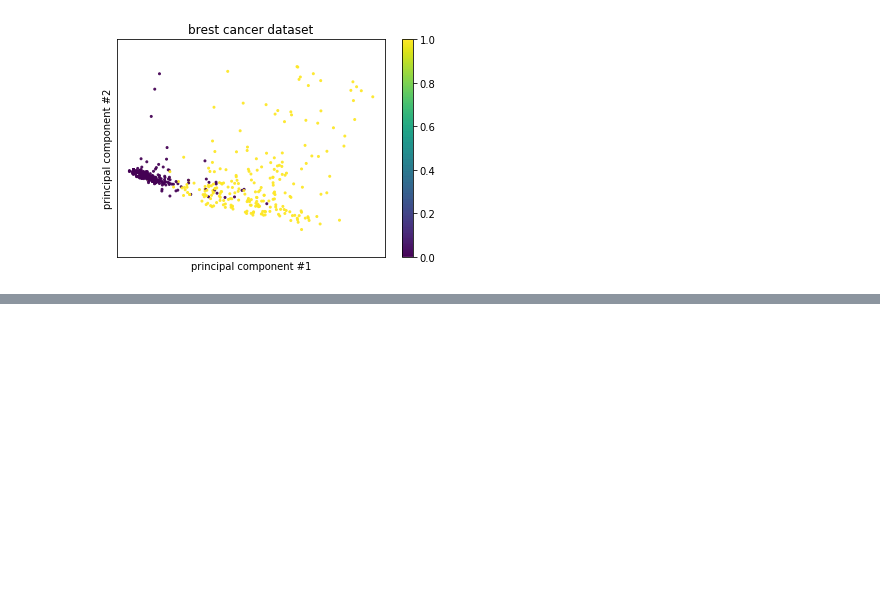
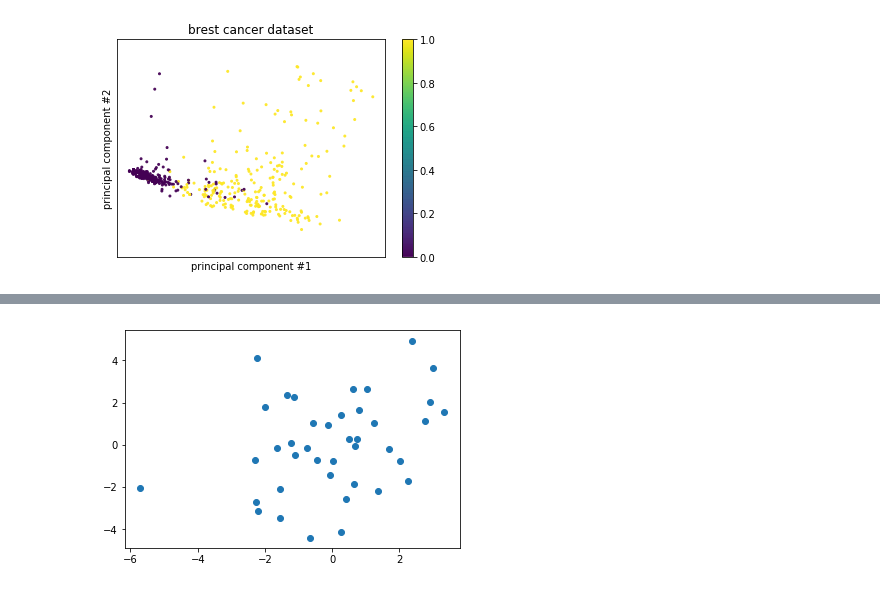
Before and after one commit to tsato-code/python_script, a Jupyter notebook: misc/plot_slide_dimension_reduction.ipynb, the cells around one changed output, grey strips where cells are left out. Drawn from its saved outputs; the diff is of its cells as text; code cells hidden in the pictures; blank space fills up the shorter version.

```diff
--- a/misc/plot_slide_dimension_reduction.ipynb
+++ b/misc/plot_slide_dimension_reduction.ipynb
@@ -265,0 +294,7 @@ plt.show()
+# %%
+plt.show()
+plt.scatter(data_reduced[:,0], data_reduced[:,1])
+plt.show()
+plt.close()
+# %% [output]
+[figure, added]
```
Also changed, not shown: parts of 9 cells of this notebook.
